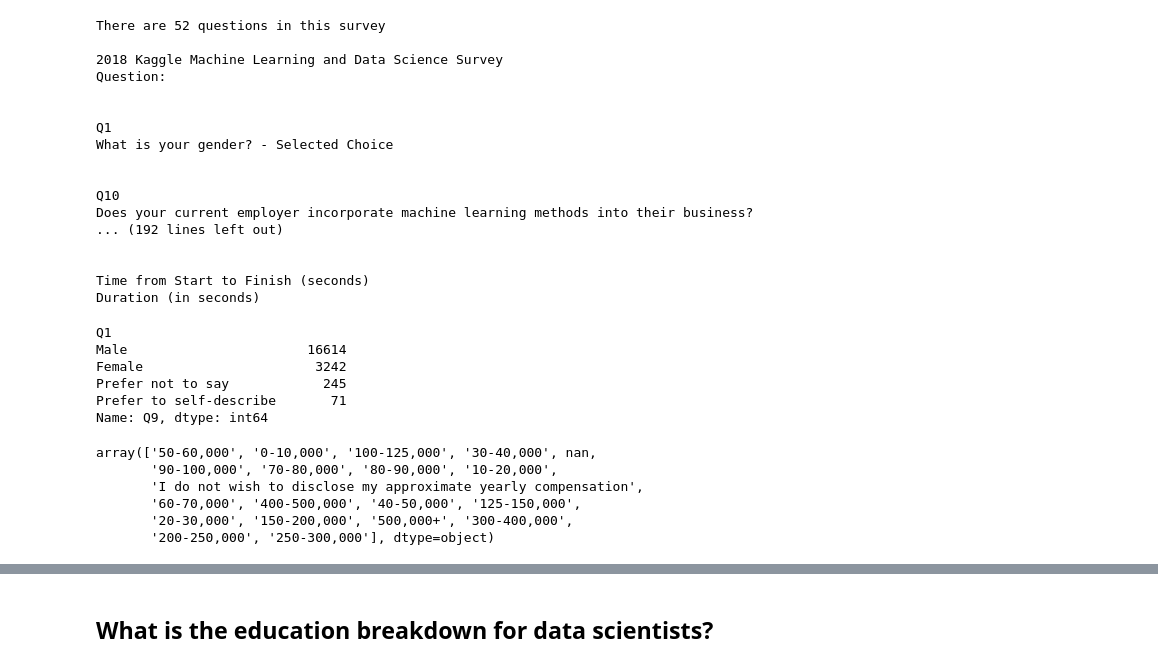
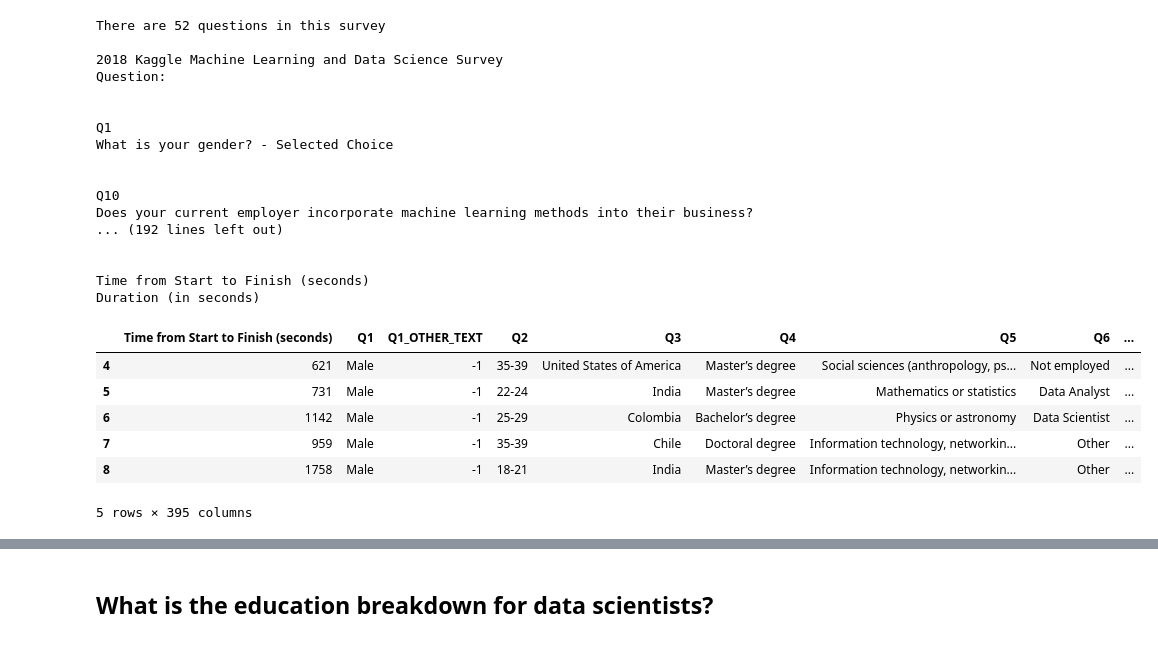
Before and after one commit to adrianlievano/kaggle_data_science_2018_survey, a Jupyter notebook: 2018_data/ds_notebook.ipynb, the cells around one changed output, grey strips where cells are left out. Saved outputs shown, nothing was run; the diff lists cells and outputs as text; code cells hidden in the pictures.

```diff
--- a/2018_data/ds_notebook.ipynb
+++ b/2018_data/ds_notebook.ipynb
@@ -74,21 +104,12 @@ Duration (in seconds)
 # %%
 #Remove row 1 and reset index to 0 to make analysis easier
 df_multi_choice = df_multi_choice[1:]
-#df_multi_choice.reset_index()
-df_multi_choice.groupby('Q1').count()['Q9'].sort_values(ascending = False)
+df_multi_choice.head()
 # %% [output]
+|  | Time from Start to Finish (seconds) | Q1 | Q1_OTHER_TEXT | Q2 | Q3 | Q4 | Q5 | Q6 | ... |
+| 4 | 621 | Male | -1 | 35-39 | United States of America | Master’s degree | Social sciences (anthropology, ps... | Not employed | ... |
+| 5 | 731 | Male | -1 | 22-24 | India | Master’s degree | Mathematics or statistics | Data Analyst | ... |
+| 6 | 1142 | Male | -1 | 25-29 | Colombia | Bachelor’s degree | Physics or astronomy | Data Scientist | ... |
+| 7 | 959 | Male | -1 | 35-39 | Chile | Doctoral degree | Information technology, networkin... | Other | ... |
+| 8 | 1758 | Male | -1 | 18-21 | India | Master’s degree | Information technology, networkin... | Other | ... |
-Q1
-Male                       16614
-Female                      3242
-Prefer not to say            245
-Prefer to self-describe       71
-Name: Q9, dtype: int64
+5 rows × 395 columns
-# %%
-df_multi_choice['Q9'].unique()
-# %% [output]
-array(['50-60,000', '0-10,000', '100-125,000', '30-40,000', nan,
-       '90-100,000', '70-80,000', '80-90,000', '10-20,000',
-       'I do not wish to disclose my approximate yearly compensation',
-       '60-70,000', '400-500,000', '40-50,000', '125-150,000',
-       '20-30,000', '150-200,000', '500,000+', '300-400,000',
-       '200-250,000', '250-300,000'], dtype=object)
```
Also changed, not shown: parts of 23 cells of this notebook.
